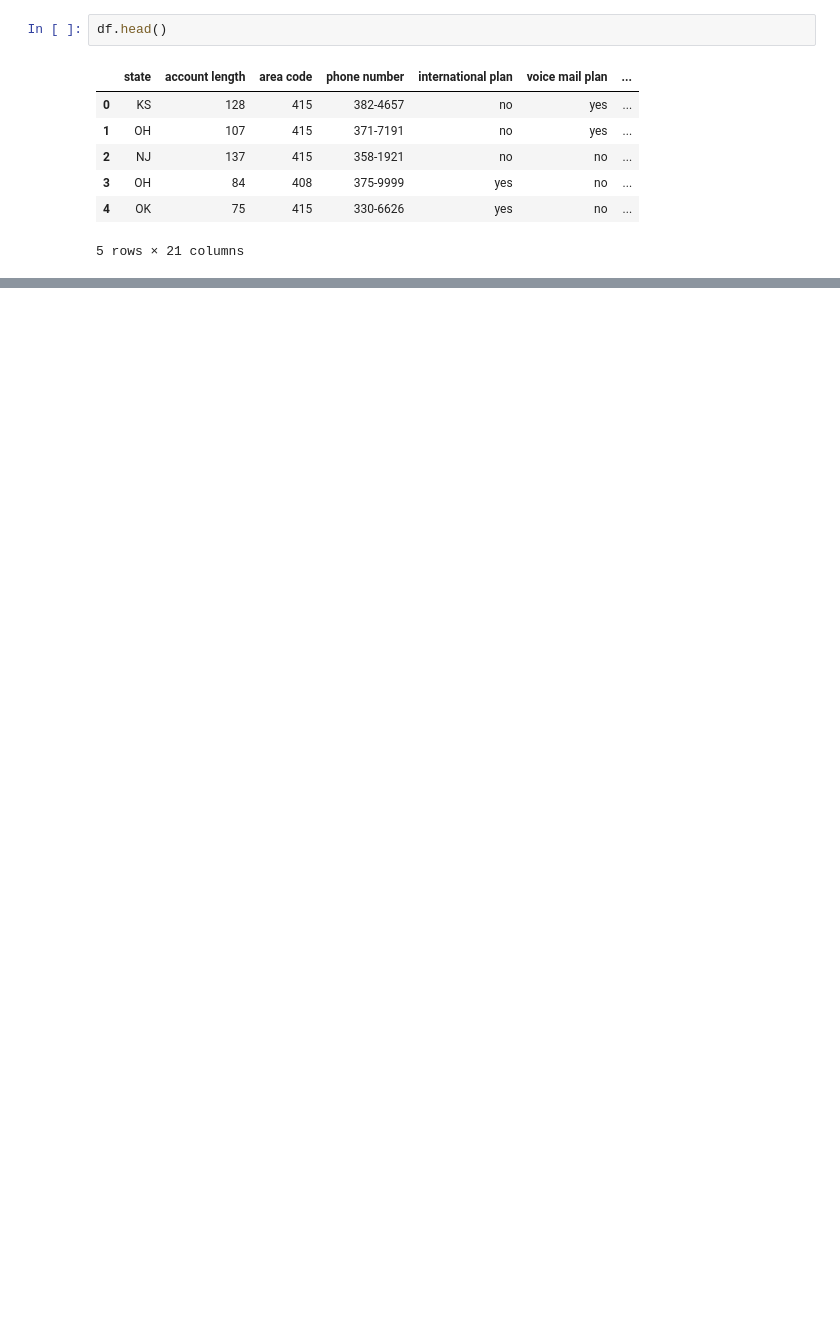
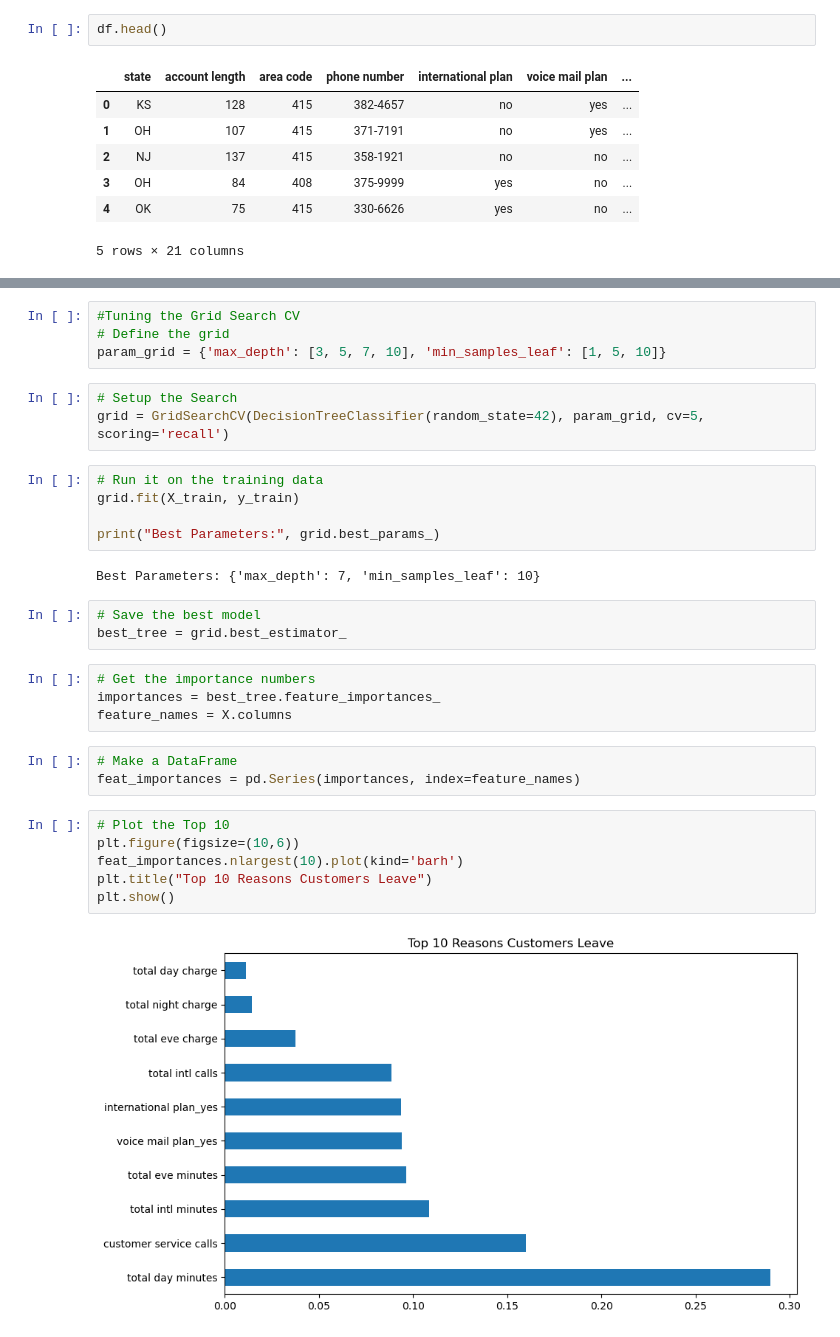
Before and after one commit to Bridgit-k/Phase-3-Project, a Jupyter notebook: index.ipynb, the cells around one changed output, grey strips where cells are left out. Saved outputs shown, nothing was run; the diff lists cells and outputs as text; blank space fills up the shorter version.

```diff
--- a/index.ipynb
+++ b/index.ipynb
@@ -25,0 +156,32 @@ df.head()
+# %%
+#Tuning the Grid Search CV
+# Define the grid
+param_grid = {'max_depth': [3, 5, 7, 10], 'min_samples_leaf': [1, 5, 10]}
+# %%
+# Setup the Search
+grid = GridSearchCV(DecisionTreeClassifier(random_state=42), param_grid, cv=5, scoring='recall')
+# %%
+# Run it on the training data
+grid.fit(X_train, y_train)
+
+print("Best Parameters:", grid.best_params_)
+# %% [output]
+Best Parameters: {'max_depth': 7, 'min_samples_leaf': 10}
+# %%
+# Save the best model
+best_tree = grid.best_estimator_
+# %%
+# Get the importance numbers
+importances = best_tree.feature_importances_
+feature_names = X.columns
+# %%
+# Make a DataFrame
+feat_importances = pd.Series(importances, index=feature_names)
+# %%
+# Plot the Top 10
+plt.figure(figsize=(10,6))
+feat_importances.nlargest(10).plot(kind='barh')
+plt.title("Top 10 Reasons Customers Leave")
+plt.show()
+# %% [output]
+[figure, added]
```
Also changed, not shown: parts of 25 cells of this notebook.
